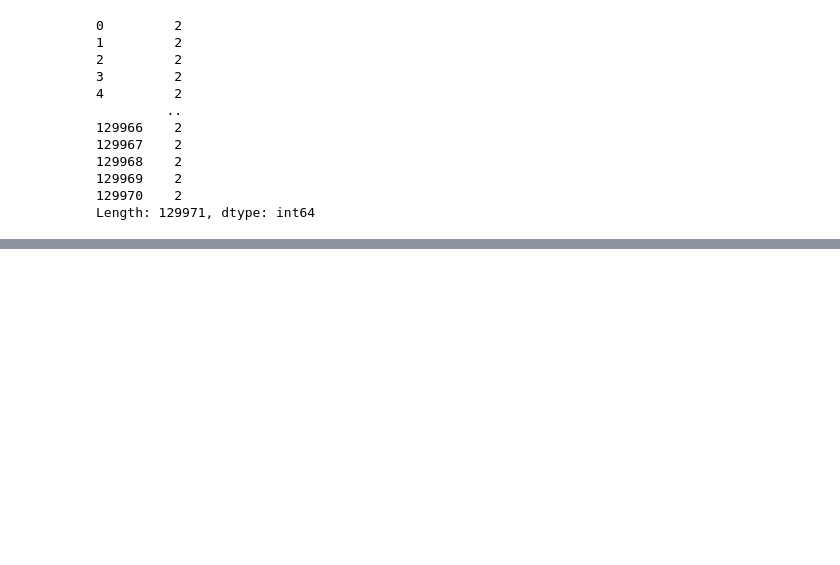
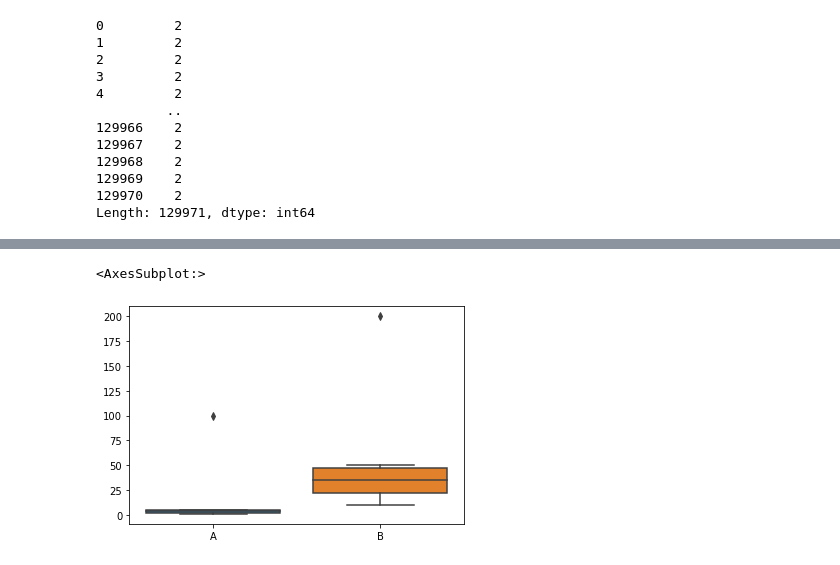
Before and after one commit to Slliki/Python_Data_Analysis, a Jupyter notebook: Pandas.ipynb, the cells around one changed output, grey strips where cells are left out. Cells and saved outputs as stored; diff of their text form; code cells hidden in the pictures; blank space fills up the shorter version.

```diff
--- a/Pandas.ipynb
+++ b/Pandas.ipynb
@@ -360,0 +690,13 @@ Length: 129971, dtype: int64
+# %%
+import pandas as pd
+import seaborn as sns
+
+# 创建一个示例数据帧
+data = {'A': [1, 2, 3, 4, 5, 100], 'B': [10, 20, 30, 40, 50, 200]}
+df = pd.DataFrame(data)
+
+# 使用箱线图可视化异常值
+sns.boxplot(data=df)
+# %% [output]
+<AxesSubplot:>
+[figure, added]
```
Also changed, not shown: parts of 49 cells of this notebook, 1 other file.
